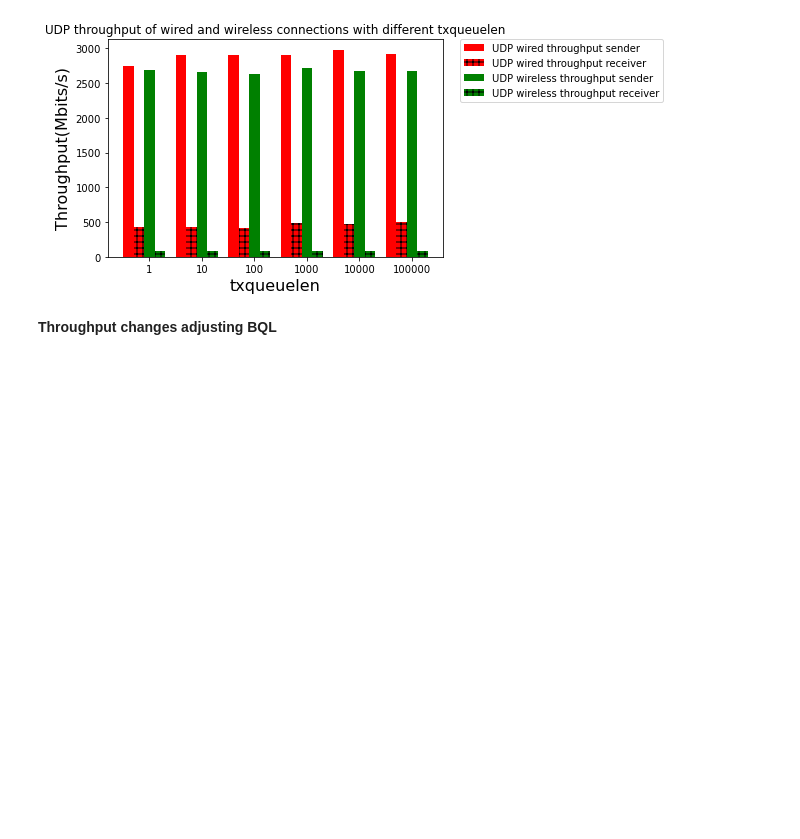
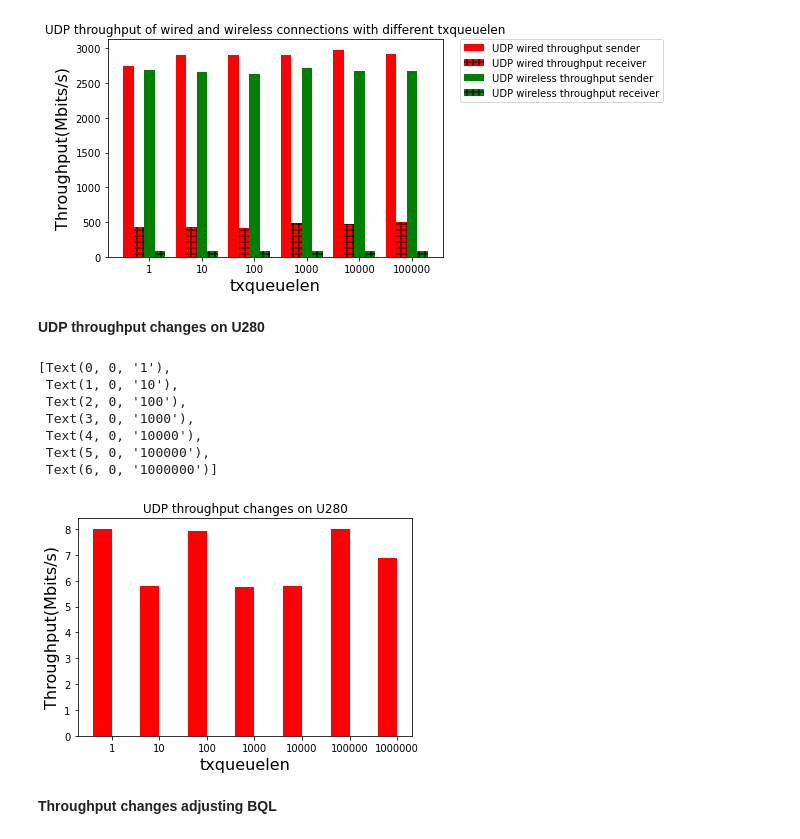
Before and after one commit to YangZiyi121/CS244_assignment_3, a Jupyter notebook: CS244_assignment3.ipynb, the cells around one changed output. Drawn from its saved outputs; the diff is of its cells as text; code cells hidden in the pictures; blank space fills up the shorter version.

```diff
--- a/CS244_assignment3.ipynb
+++ b/CS244_assignment3.ipynb
@@ -55,6 +55,38 @@ ax.legend(loc=2, bbox_to_anchor=(1.05, 1.0), borderaxespad = 0.)
 # %% [output]
 <matplotlib.legend.Legend at 0x...>
 [figure]
+# %% [markdown]
+**UDP throughput changes on U280**
+# %%
+import matplotlib.pyplot as plt
+import numpy as np
+
+txqueuelen = ['1', '10', '100', '1000', '10000', '100000', '1000000']
+wired = [8.00, 5.78, 7.92, 5.77, 5.80, 8.01, 6.88]
+
+x = np.arange(len(txqueuelen))
+width = 0.2
+
+fig, ax = plt.subplots()
+
+rects1 = ax.bar(x-width, wired, 2*width, label = 'TCP wired throughput', color = 'r')
+#rects2 = ax.bar(x, wireless_tcp , width, label = 'TCP wireless throughput', color = 'g')
+
+ax.set_ylabel('Throughput(Mbits/s)', fontsize = 16)
+ax.set_xlabel('txqueuelen', fontsize = 16)
+ax.set_title('UDP throughput changes on U280')
+ax.set_xticks(x)
+ax.set_xticklabels(txqueuelen)
+#ax.legend(loc=2, bbox_to_anchor=(1.05, 1.0), borderaxespad = 0.)
+# %% [output]
+[Text(0, 0, '1'),
+ Text(1, 0, '10'),
+ Text(2, 0, '100'),
+ Text(3, 0, '1000'),
+ Text(4, 0, '10000'),
+ Text(5, 0, '100000'),
+ Text(6, 0, '1000000')]
+[figure, added]
 # %% [markdown]
 **Throughput changes adjusting BQL**
 # %%
```
Also changed, not shown: parts of 2 cells of this notebook, 3 other files.
